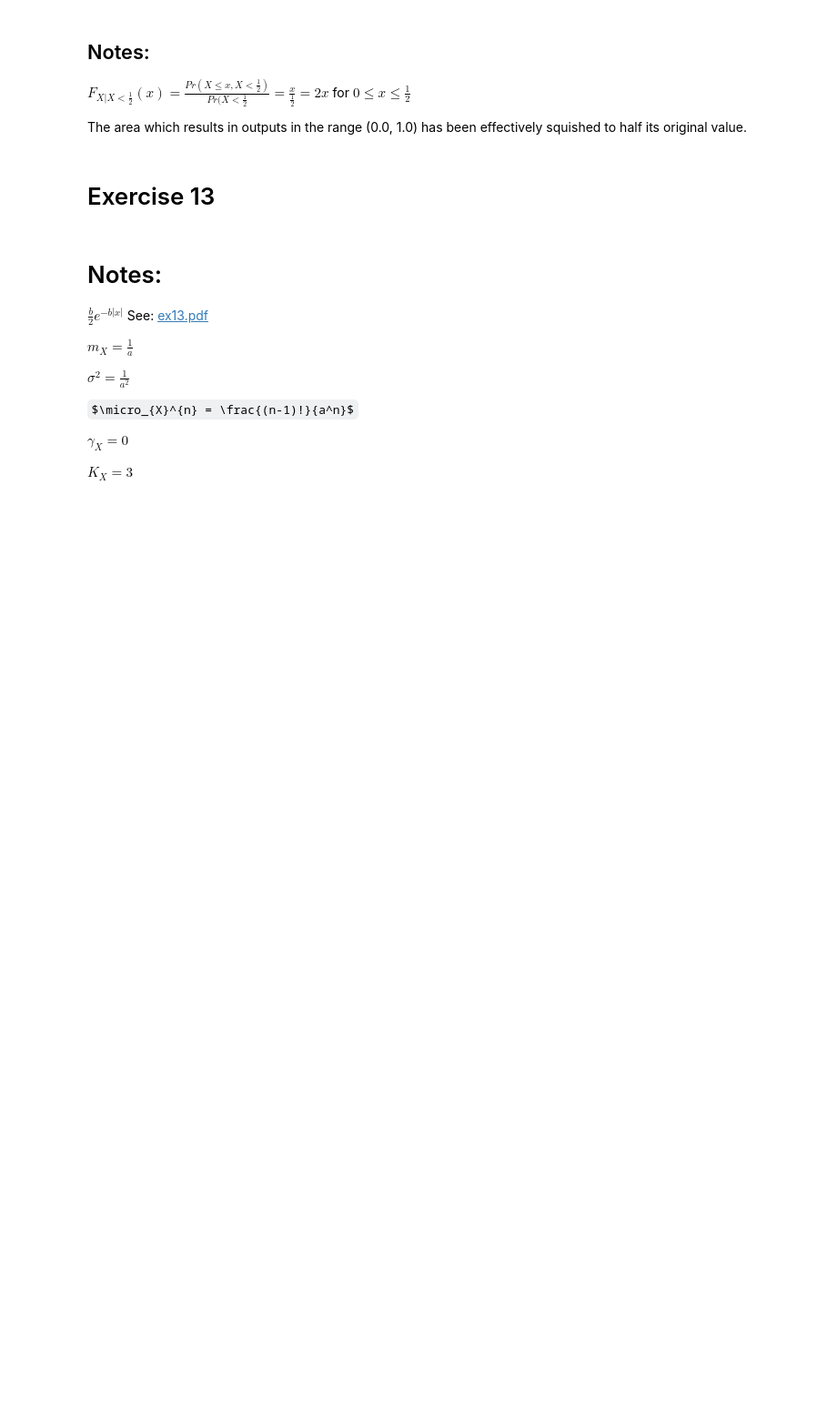
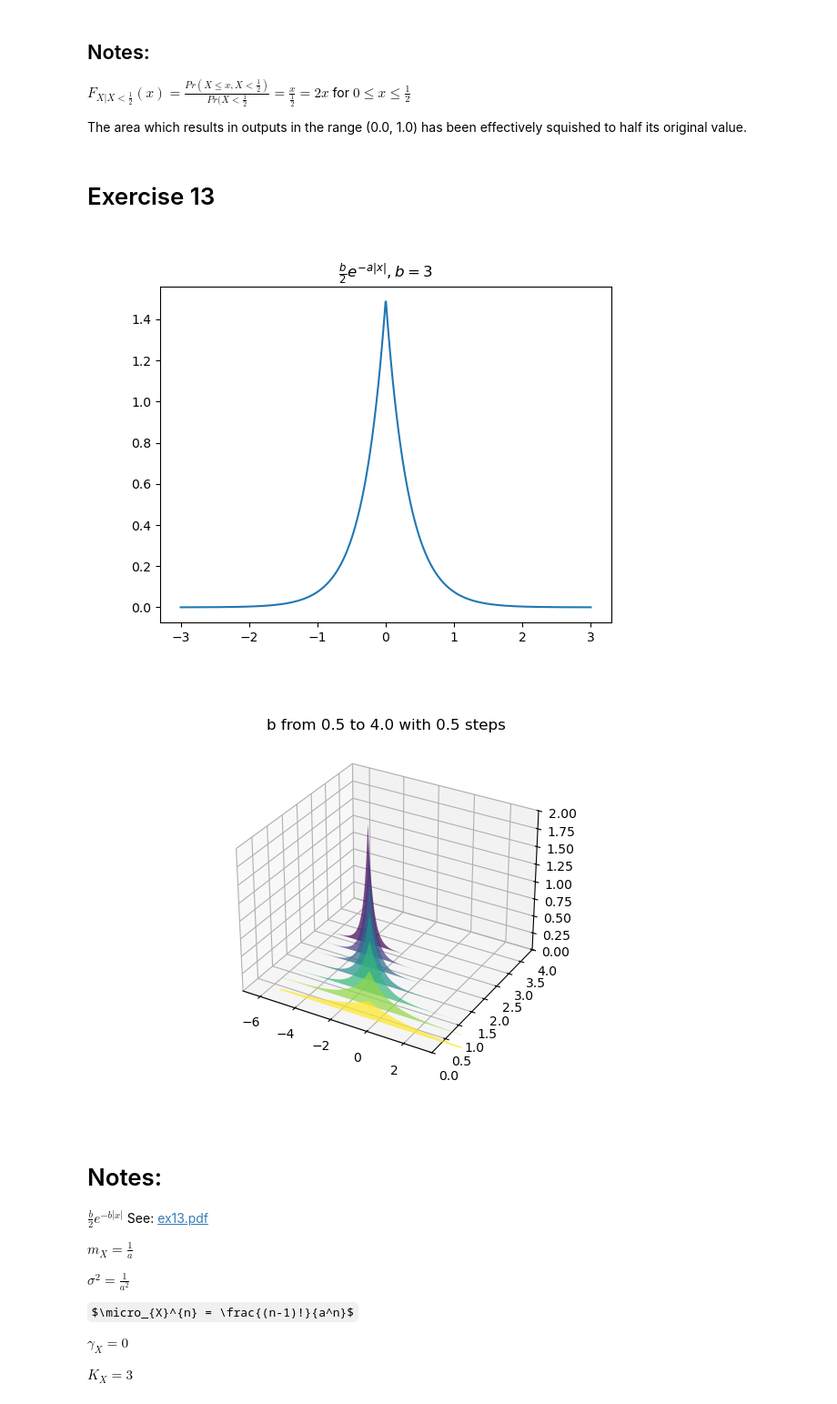
Before and after one commit to RedOrbweaver/STSex, a Jupyter notebook: ex0.ipynb, the cells around one changed output. Shown at 91% size. Saved outputs shown, nothing was run; the diff lists cells and outputs as text; code cells hidden in the pictures; some formulas as TeX source; blank space fills up the shorter version.

```diff
--- a/ex0.ipynb
+++ b/ex0.ipynb
@@ -591,14 +648,40 @@ The area which results in outputs in the range (0.0, 1.0) has been effectively s
 # %%
 Pxb = lambda x, b: 0.5*b*e**(-b*abs(x))
 Px0 = lambda x: Pxb(x, 3)
 
 sp0 = np.linspace(-3, 3, 1000)
 seq = [Px0(x) for x in sp0]
 
 fig = plt.figure()
 plt.plot(sp0, seq)
-plt.title("$\\frac{b}{2}e^{-a\\abs{x}}$")
+plt.title("$\\frac{b}{2}e^{-a|x|}, b = 3$")
 plt.show()
+
+ax = plt.figure().add_subplot(projection='3d')
+
+n_plots = 7
+b_start = 0.5
+b_step = 0.5
+n_points = 1000
+sp = np.linspace(-5, 5, n_points)
+zeroes = np.array([0] * n_points)
+
+facecolors = plt.colormaps['viridis_r'](np.linspace(0, 1, n_plots))
+
+for i in range(0, n_plots):
+    b = b_start + b_step*i
+    points = [Pxb(x, b) for x in sp]
+    # Note fill_between can take coordinates as length N vectors, or scalars
+    ax.fill_between(sp - b**1.1, zeroes + 0.75*b, points,  sp - b**1.1, zeroes + 0.75*b, 0, facecolors=facecolors[i], alpha=.7)
+
+ax.set(xlim=(-3.5-b_step*n_plots, 3.5), ylim=(0, b_start + b_step*n_plots), zlim =(0, 2))
+
+plt.title(f"b from {b_start} to {b_start + n_plots * b_step} with {b_step} steps")
+
+plt.show()
+# %% [output]
+[figure, added]
+[figure, added]
 # %% [markdown]
 # Notes:
 $\frac{b}{2}e^{-b|x|}$
```
Also changed, not shown: parts of 11 cells of this notebook.
